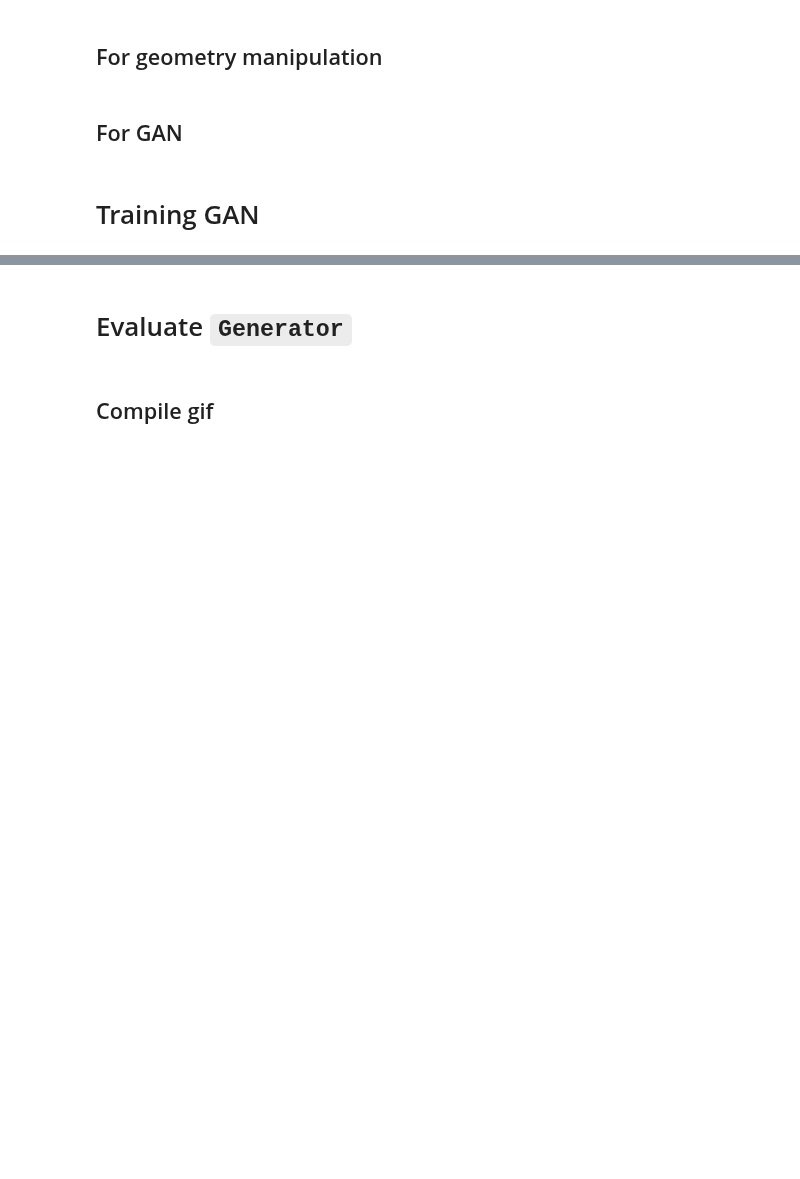
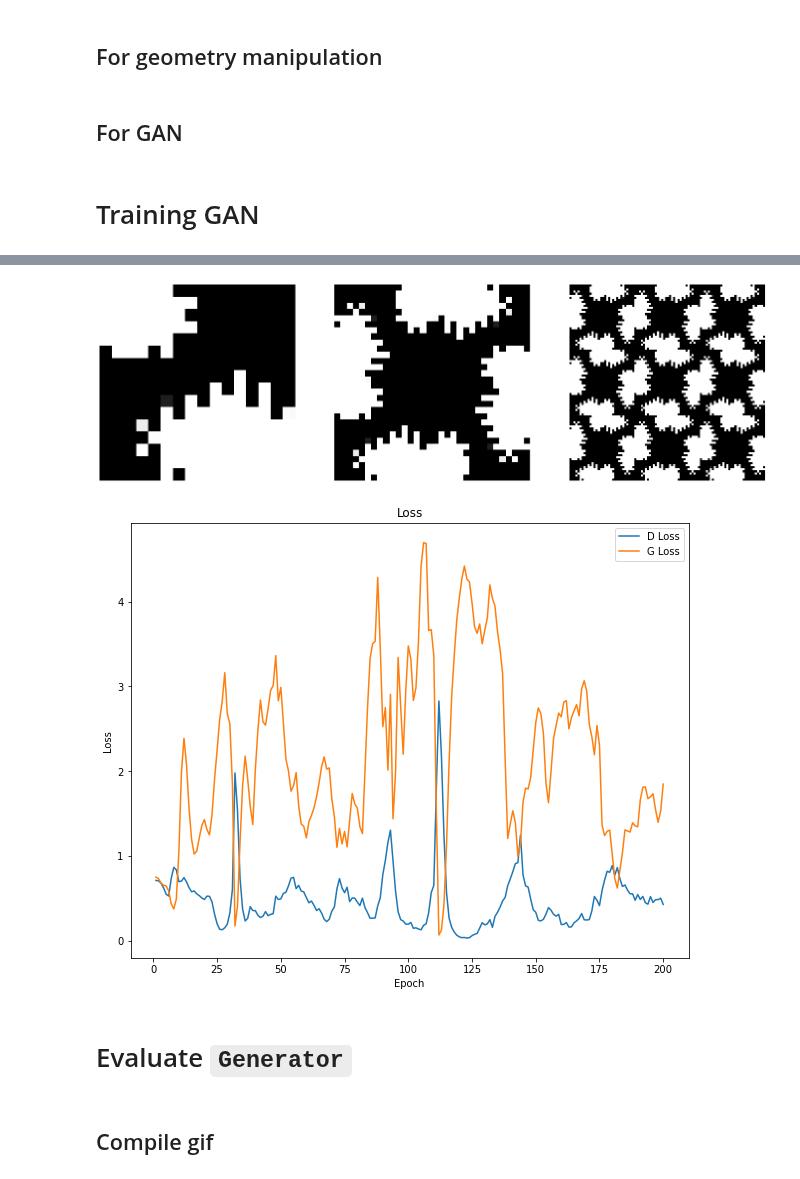
Before and after one commit to lucascbarbosa/INT, a Jupyter notebook: Manufatura Aditiva/Simulacao-GAN/pipeline/3- Machine_learning/GAN/GANv2.ipynb, the cells around one changed output, grey strips where cells are left out. Cells and saved outputs as stored; diff of their text form; code cells hidden in the pictures; blank space fills up the shorter version.

```diff
--- a/Manufatura Aditiva/Simulacao-GAN/pipeline/3- Machine_learning/GAN/GANv2.ipynb
+++ b/Manufatura Aditiva/Simulacao-GAN/pipeline/3- Machine_learning/GAN/GANv2.ipynb
@@ -502,8 +498,8 @@ batch_size = 64
 num_epochs = 200
 lr = 1e-4
 
-alpha_por = 0
-alpha_val = 0
+alpha_por = 1e-1
+alpha_val = 1e-1
 
 porosity = 0.55
 tol_porosity = 0.02
@@ -541,3 +537,5 @@ train(G,D,GAN,input_G,porosity,tol_porosity,batch_size,num_epochs,tmp_models_dir
+[figure, added]
+[figure, added]
 # %% [markdown]
 # Evaluate `Generator`
 # %% [markdown]
```
Also changed, not shown: parts of 3 cells of this notebook, 41 other files.
